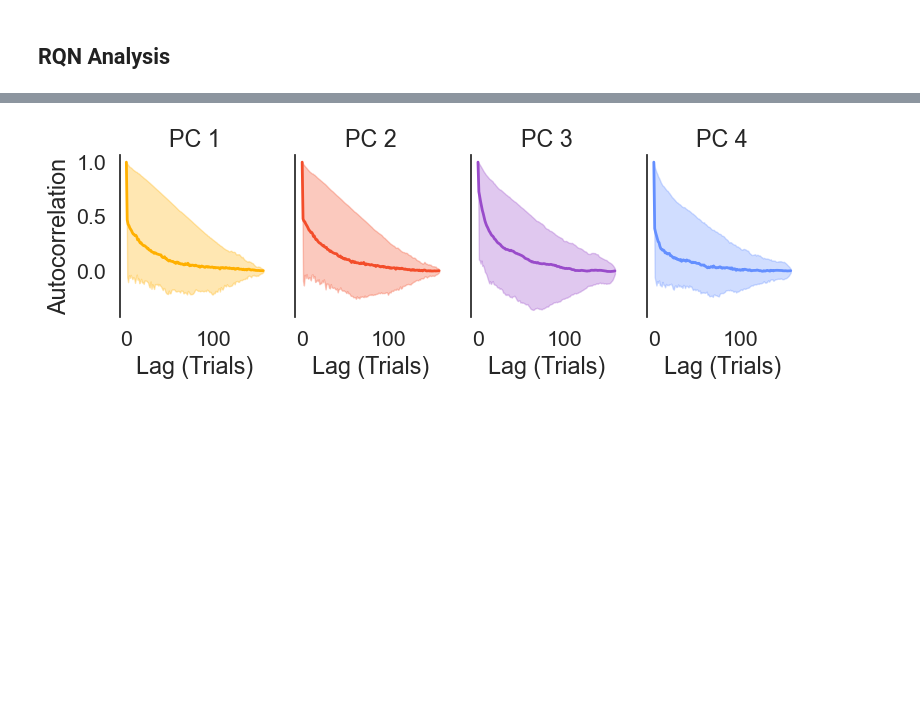
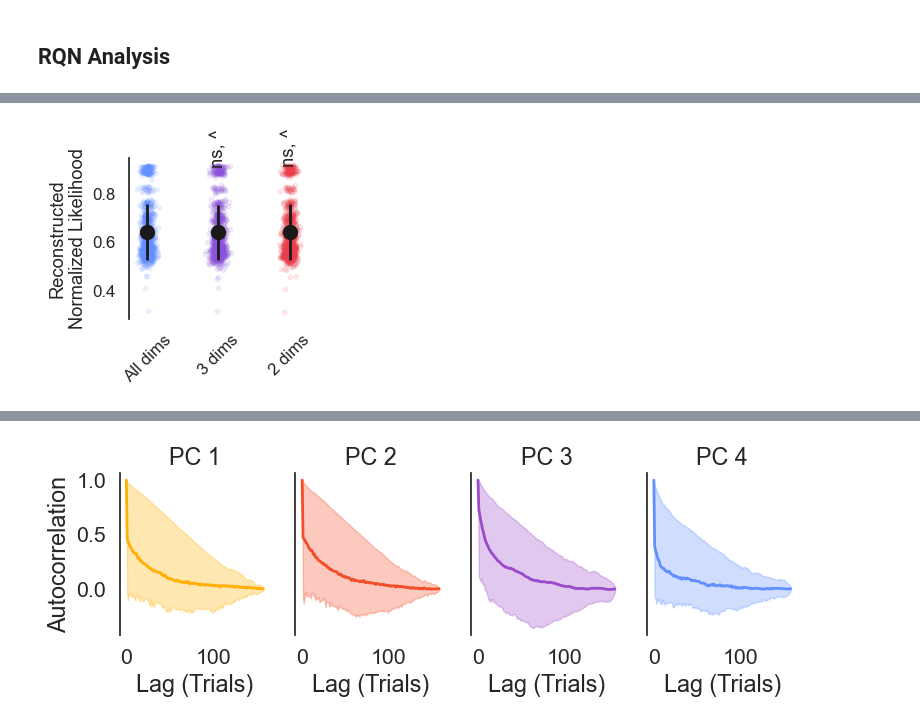
Before and after one commit to neurorishika/FlYMazeRL_Analysis, a Jupyter notebook: mohanta2022/nn_analysis.ipynb, the cells around one changed output, grey strips where cells are left out. Cells and saved outputs as stored; diff of their text form; code cells hidden in the pictures; blank space fills up the shorter version.

```diff
--- a/mohanta2022/nn_analysis.ipynb
+++ b/mohanta2022/nn_analysis.ipynb
@@ -1194,3 +1263,35 @@ plt.show()
+# %%
+
+# flatten
+true_lls = true_lls.flatten()
+l2_lls = l2_lls.flatten()
+l3_lls = l3_lls.flatten()
+# %%
+# plot
+sns.set(style='white',font_scale=1.1)
+fig,ax = plt.subplots(1,1,figsize=(3,3))
+ax.scatter(np.random.normal(size=len(true_lls),scale=0.05),true_lls,alpha=0.1,s=10,color=cmap(0.))
+ax.scatter(1+np.random.normal(size=len(l3_lls),scale=0.05),l3_lls,alpha=0.1,s=10,color=cmap(0.3))
+ax.scatter(2+np.random.normal(size=len(l2_lls),scale=0.05),l2_lls,alpha=0.1,s=10,color=cmap(0.6))
+
+# significance
+ax.text(2,np.max(l2_lls)+0.07,pvalue_to_stars(ps[1])+', '+r_to_effect(effs[1]),ha='center',va='center',rotation=90)
+ax.text(1,np.max(l3_lls)+0.07,pvalue_to_stars(ps[0])+', '+r_to_effect(effs[0]),ha='center',va='center',rotation=90)
+
+
+ax.errorbar([0,1,2],np.array([true_lls,l3_lls,l2_lls]).mean(axis=1),yerr=np.array([true_lls,l3_lls,l2_lls]).std(axis=1),color='k', linestyle='None', marker='o',elinewidth=2,markersize=10)
+ax.set_xticks([0,1,2])
+ax.set_xticklabels(['All dims','3 dims','2 dims'],rotation=45)
+ax.set_ylabel('Reconstructed\nNormalized Likelihood')
+# turn off all spines except left
+for spine in ax.spines.values():
+    spine.set_visible(False)
+ax.spines['left'].set_visible(True)
+plt.tight_layout()
+plt.savefig('figures/symRQN_umap_dropout.pdf',bbox_inches='tight')
+plt.show()
+# %% [output]
+[figure, added]
 # %%
 # get three random flies
 np.random.seed(123)
```
Also changed, not shown: parts of 11 cells of this notebook, 51 other files.
